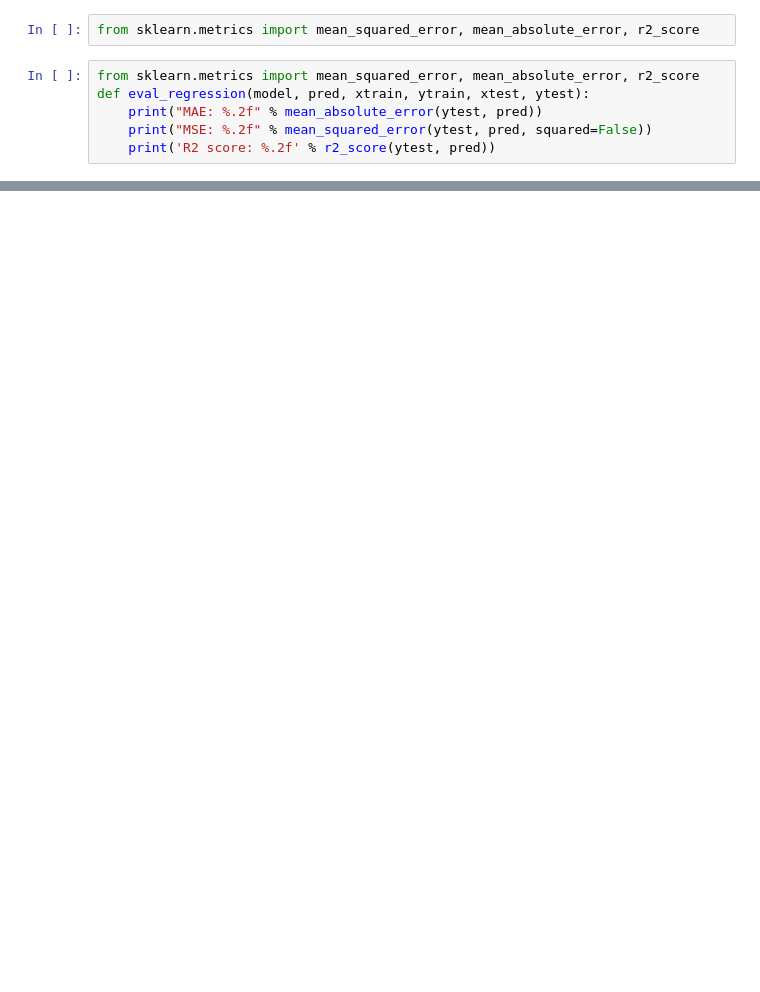
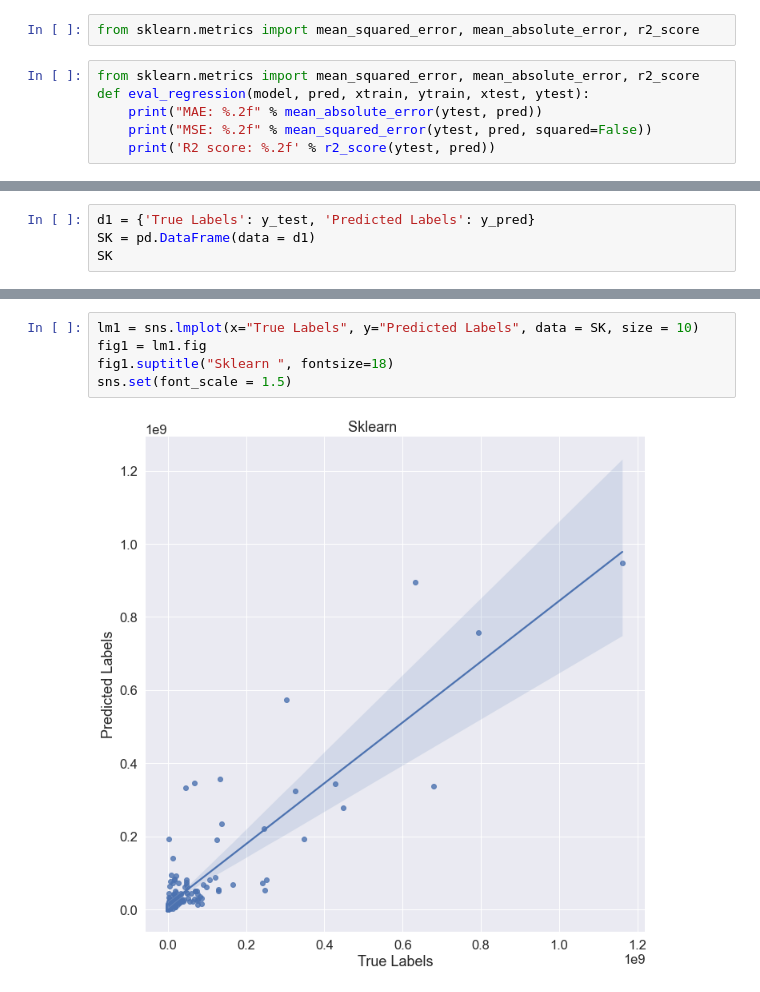
Before and after one commit to minh10022001/YoutubeData, a Jupyter notebook: analysis_predict.ipynb, the cells around one changed output, grey strips where cells are left out. Saved outputs shown, nothing was run; the diff lists cells and outputs as text; blank space fills up the shorter version.

```diff
--- a/analysis_predict.ipynb
+++ b/analysis_predict.ipynb
@@ -354,0 +420,4 @@ R2 score: 0.77
+# %%
+d1 = {'True Labels': y_test, 'Predicted Labels': y_pred}
+SK = pd.DataFrame(data = d1)
+SK
@@ -354,0 +438,7 @@ R2 score: 0.77
+# %%
+lm1 = sns.lmplot(x="True Labels", y="Predicted Labels", data = SK, size = 10)
+fig1 = lm1.fig
+fig1.suptitle("Sklearn ", fontsize=18)
+sns.set(font_scale = 1.5)
+# %% [output]
+[figure, added]
```
Also changed, not shown: parts of 33 cells of this notebook, 5 other files.
